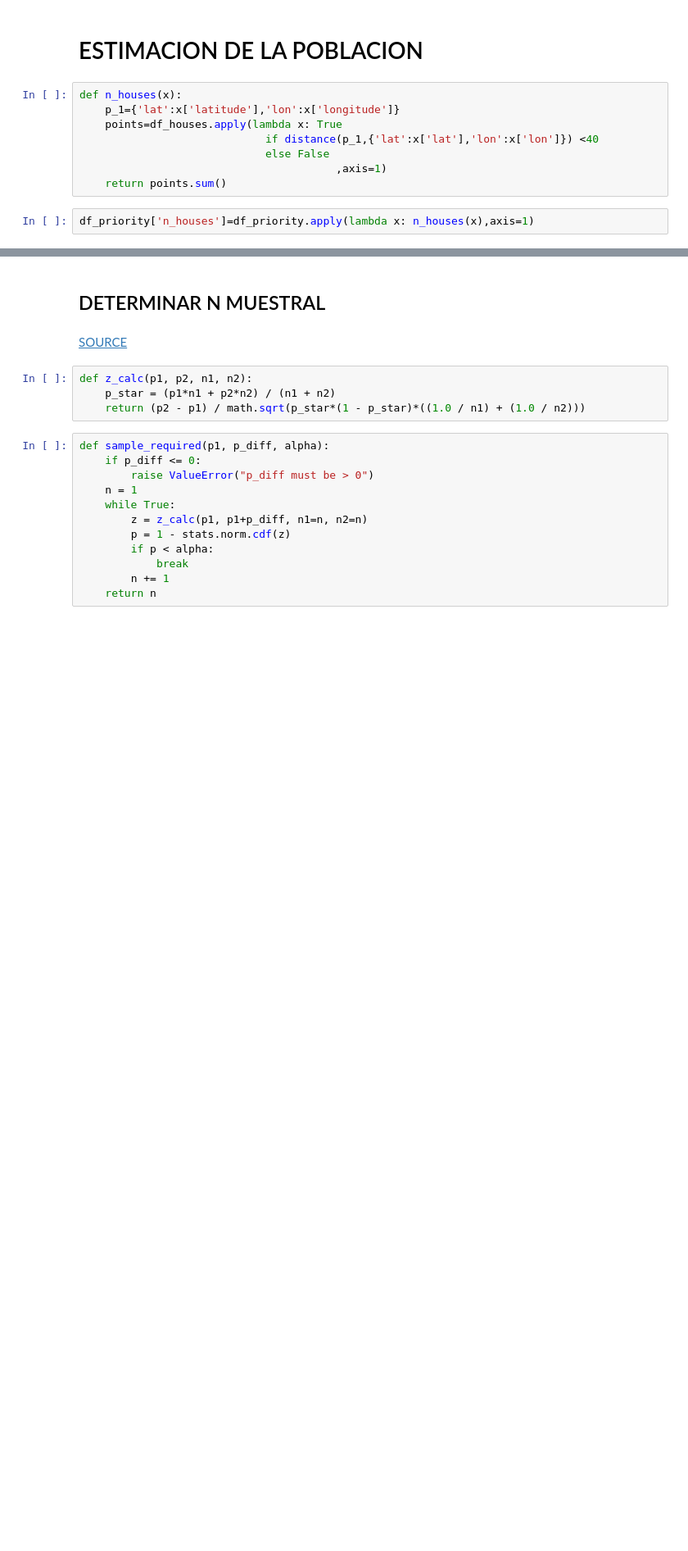
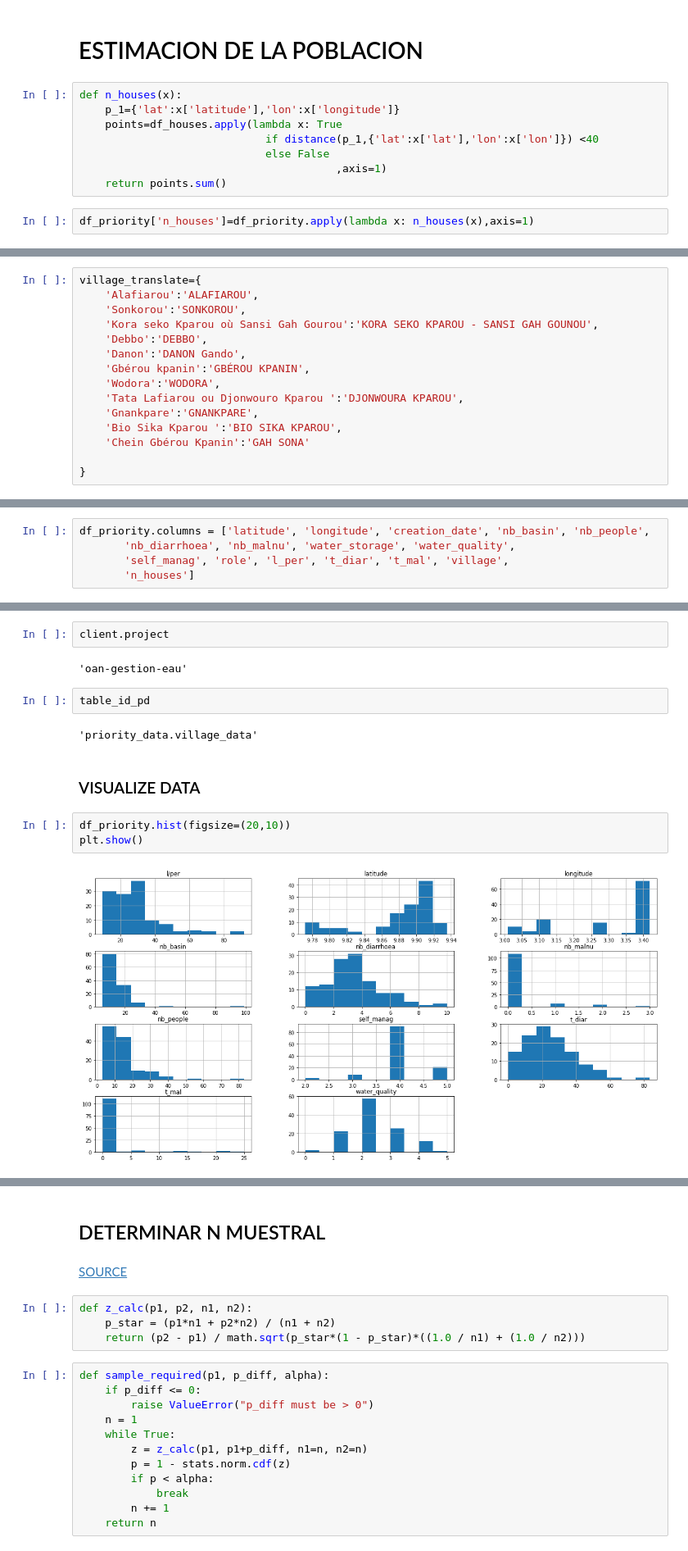
Before and after one commit to OANInternational/aguapp-ds, a Jupyter notebook: sistema_priorizacion.ipynb, the cells around one changed output, grey strips where cells are left out. Shown at 82% size. Saved outputs shown, nothing was run; the diff lists cells and outputs as text; blank space fills up the shorter version.

```diff
--- a/sistema_priorizacion.ipynb
+++ b/sistema_priorizacion.ipynb
@@ -634,0 +439,15 @@ Name: village_pop, dtype: object
+# %%
+village_translate={
+    'Alafiarou':'ALAFIAROU',
+    'Sonkorou':'SONKOROU',
+    'Kora seko Kparou où Sansi Gah Gourou':'KORA SEKO KPAROU - SANSI GAH GOUNOU',
+    'Debbo':'DEBBO',
+    'Danon':'DANON Gando',
+    'Gbérou kpanin':'GBÉROU KPANIN',
+    'Wodora':'WODORA',
+    'Tata Lafiarou ou Djonwouro Kparou ':'DJONWOURA KPAROU',
+    'Gnankpare':'GNANKPARE',
+    'Bio Sika Kparou ':'BIO SIKA KPAROU',
+    'Chein Gbérou Kpanin':'GAH SONA'
+
+}
@@ -634,0 +562,5 @@ Name: village_pop, dtype: object
+# %%
+df_priority.columns = ['latitude', 'longitude', 'creation_date', 'nb_basin', 'nb_people',
+       'nb_diarrhoea', 'nb_malnu', 'water_storage', 'water_quality',
+       'self_manag', 'role', 'l_per', 't_diar', 't_mal', 'village',
+       'n_houses']
@@ -634,0 +648,15 @@ Name: village_pop, dtype: object
+# %%
+client.project
+# %% [output]
+'oan-gestion-eau'
+# %%
+table_id_pd
+# %% [output]
+'priority_data.village_data'
+# %% [markdown]
+### VISUALIZE DATA
+# %%
+df_priority.hist(figsize=(20,10))
+plt.show()
+# %% [output]
+[figure, added]
```
Also changed, not shown: parts of 84 cells of this notebook.
